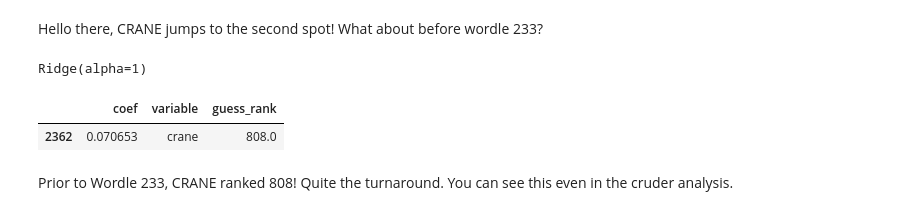
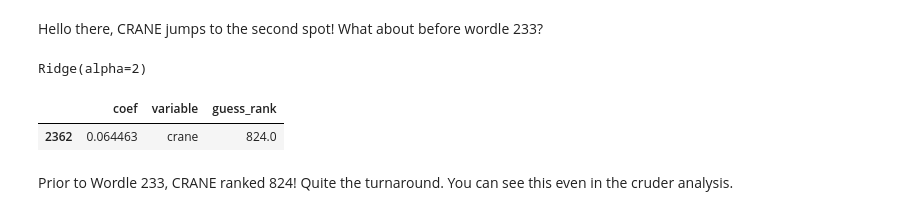
Before and after one commit to astrowonk/TwitterWordle, a Jupyter notebook: Popular Wordle Openers.ipynb, the cells around one changed output. Drawn from its saved outputs; the diff is of its cells as text; code cells hidden in the pictures.

```diff
--- a/Popular Wordle Openers.ipynb
+++ b/Popular Wordle Openers.ipynb
@@ -220,25 +219,25 @@ Hello there, CRANE jumps to the second spot! What about before wordle 233?
 # %%
 data_past = one_hot_encoded_data.query('wordle_num <= 232')
 X= data_past.drop(
         columns=[ 'score_count_fraction', 'wordle_num']) # fit to the one hot encouded guesses and the total guess count
 y=data_past['score_count_fraction'] # our dependent is the fraction of guesses that had the score pattern
 
-r = linear_model.Ridge(alpha=1)
+r = linear_model.Ridge(alpha=2)
 r.fit(X,y)
 
 
 
 
 out = pd.DataFrame(list(zip(r.coef_, r.feature_names_in_)),
          columns=['coef', 'variable']).sort_values('coef',ascending=False)
 out['guess_rank'] = out['coef'].rank(ascending=False)
 out.query('variable == "crane"')
 # %% [output]
-Ridge(alpha=1)
+Ridge(alpha=2)
 |  | coef | variable | guess_rank |
-| 2362 | 0.070653 | crane | 808.0 |
+| 2362 | 0.064463 | crane | 824.0 |
 # %% [markdown]
-Prior to Wordle 233, CRANE ranked 808! Quite the turnaround. You can see this even in the cruder analysis.
+Prior to Wordle 233, CRANE ranked 824! Quite the turnaround. You can see this even in the cruder analysis.
 # %%
 import plotly.io as pio;# plots should work with matplotlib backend too but ... plotly is better!
 pio.renderers.default = "png" #here only for github, for plotly
```
Also changed, not shown: parts of 10 cells of this notebook.
